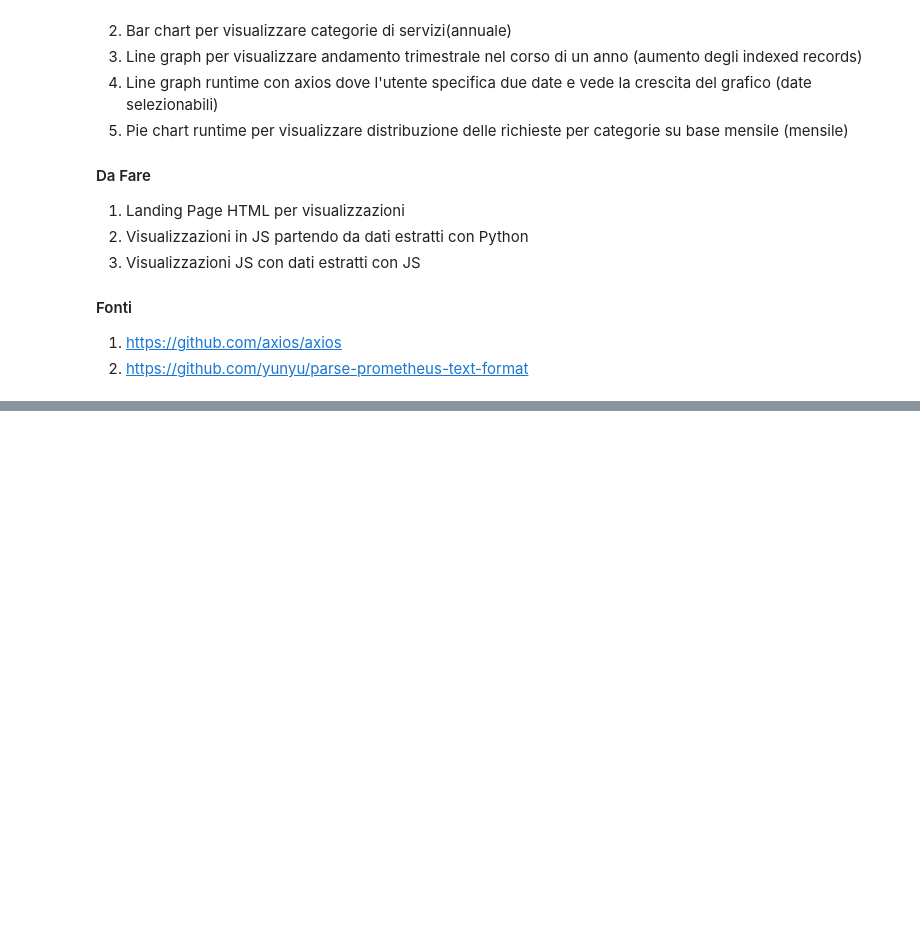
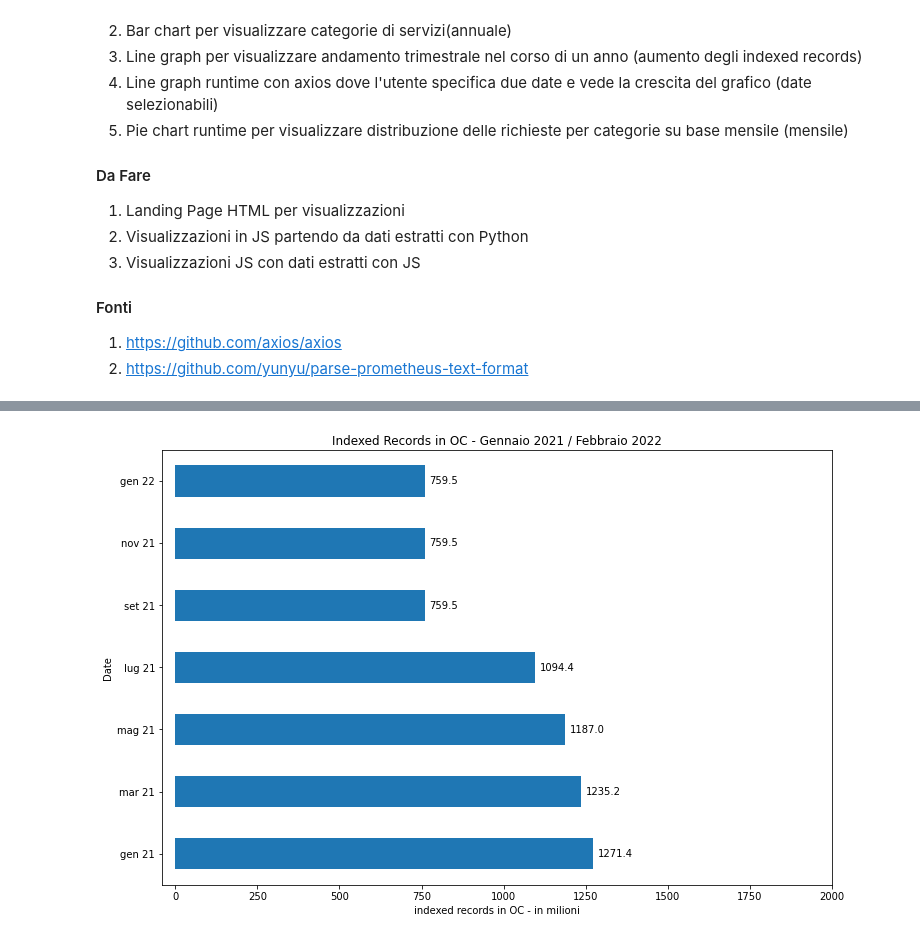
Before and after one commit to ariannamorettj/OC_Notebook, a Jupyter notebook: OC_AM_notebook.ipynb, the cells around one changed output, grey strips where cells are left out. Cells and saved outputs as stored; diff of their text form; code cells hidden in the pictures; blank space fills up the shorter version.

Commit message:
29-03/08-04
Data extraction for js visualizations
Website creation for js visualizations

```diff
--- a/OC_AM_notebook.ipynb
+++ b/OC_AM_notebook.ipynb
@@ -1742,0 +1817,44 @@ plt.show()
+# %%
+records = [1271.3608670, 1235.1705830, 1186.9588980, 1094.3946880, 759.5165070, 759.5165070, 759.5165070]
+
+records_series = pd.Series(records)
+y_labels = ["gen 21", "mar 21", "mag 21", "lug 21", "set 21", "nov 21", "gen 22"]
+
+# Plot the figure.
+plt.figure(figsize=(12, 8))
+ax = records_series.plot(kind='barh')
+ax.set_title('Indexed Records in OC - Gennaio 2021 / Febbraio 2022')
+ax.set_xlabel('indexed records in OC - in milioni')
+ax.set_ylabel('Date')
+ax.set_yticklabels(y_labels)
+ax.set_xlim(-40, 2000) # expand xlim to make labels easier to read
+
+rects = ax.patches
+
+for rect in rects:
+    # Get X and Y placement of label from rect.
+    x_value = rect.get_width()
+    y_value = rect.get_y() + rect.get_height() / 2
+
+    space = 5
+    ha = 'left'
+    if x_value < 0:
+        space *= -1
+        ha = 'right'
+    label = "{:.1f}".format(x_value)
+    plt.annotate(
+        label,                      # Use `label` as label
+        (x_value, y_value),         # Place label at end of the bar
+        xytext=(space, 0),          # Horizontally shift label by `space`
+        textcoords="offset points", # Interpret `xytext` as offset in points
+        va='center',                # Vertically center label
+        ha=ha)                      # Horizontally align label differently for
+                                    # positive and negative values.
+
+#source: https://stackoverflow.com/questions/28931224/adding-value-labels-on-a-matplotlib-bar-chart
+
+
+
+plt.savefig("indexed_records_01_21-02_22_bim.png")
+# %% [output]
+[figure, added]
```
Also changed, not shown: parts of 10 cells of this notebook, 1 other file.
